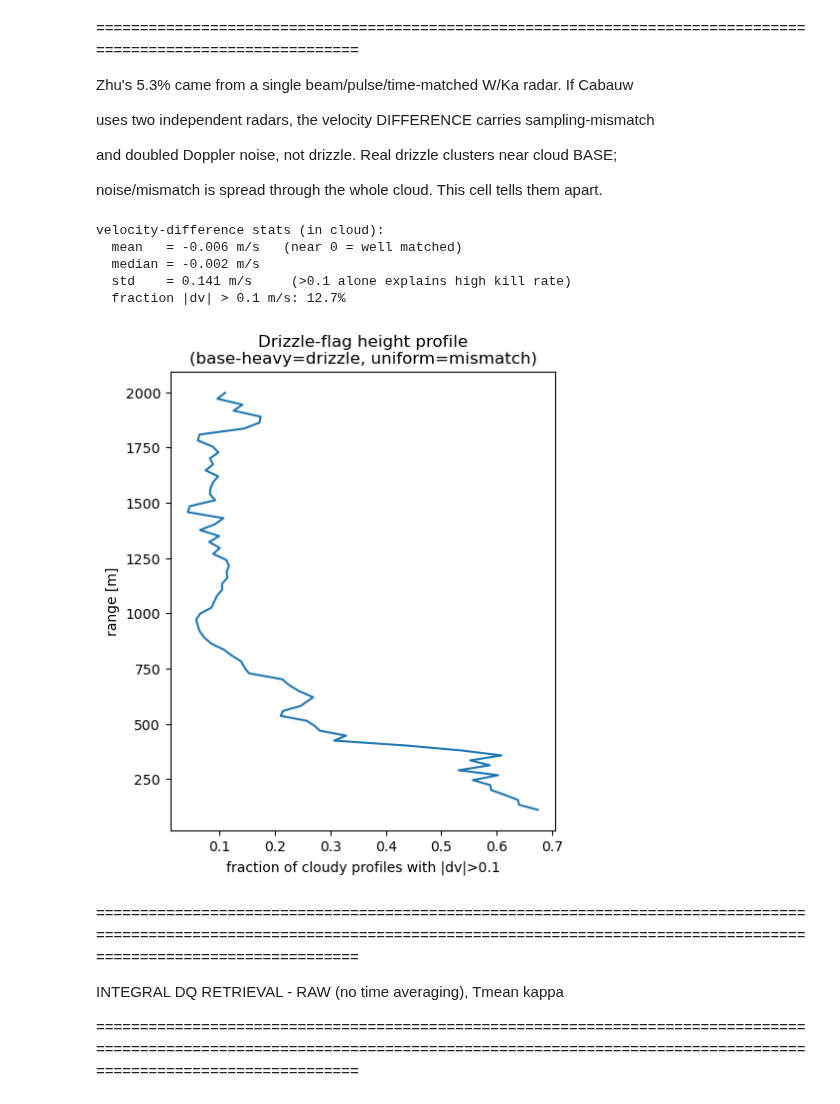
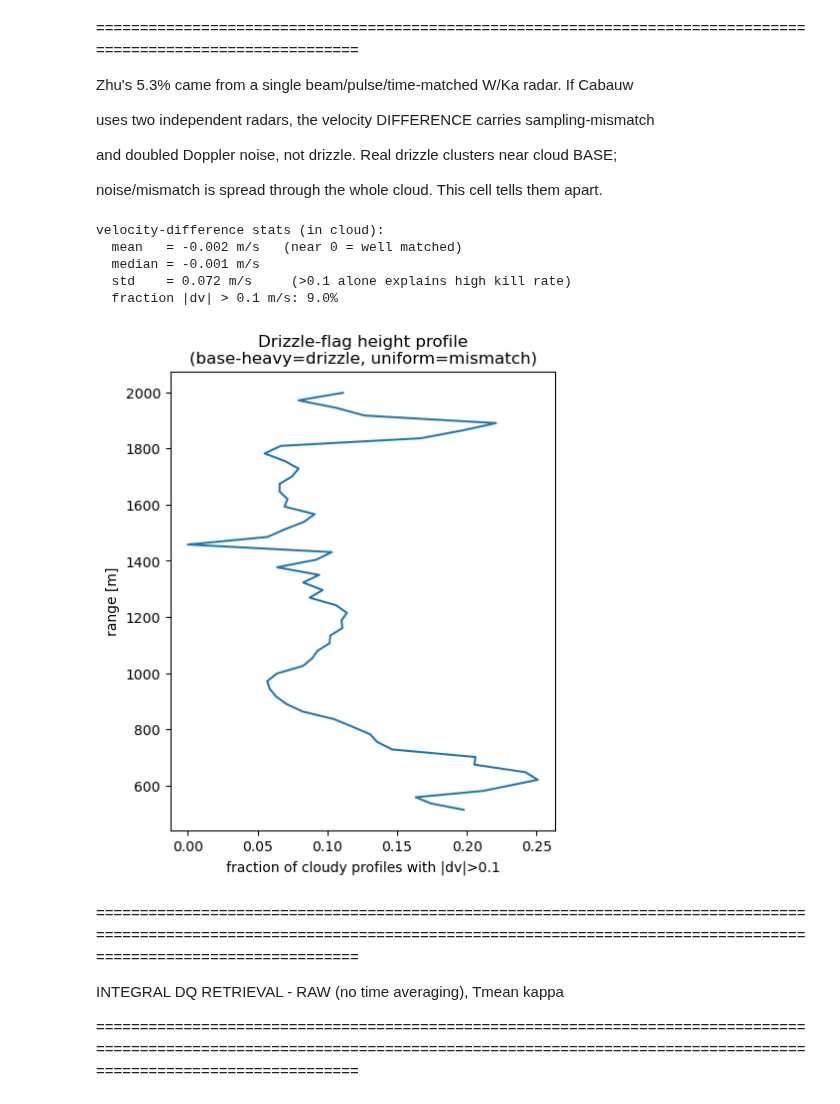
Before and after one commit to geronbreuergb-tech/dual_freq_radar_lwc, a Jupyter notebook: notebooks/05_lwc_retrieval_dq_integral.ipynb, the cells around one changed output. Saved outputs shown, nothing was run; the diff lists cells and outputs as text; code cells hidden in the pictures.

```diff
--- a/notebooks/05_lwc_retrieval_dq_integral.ipynb
+++ b/notebooks/05_lwc_retrieval_dq_integral.ipynb
@@ -76,33 +77,33 @@ Data variables: (12/14)
 
  noise/mismatch is spread through the whole cloud. This cell tells them apart.
 # %%
-if {"MeanVel_W", "MeanVel_Ka"}.issubset(ds_retrieval_2.variables):
-    dv = (ds_retrieval_2["MeanVel_W"] - ds_retrieval_2["MeanVel_Ka"]).where(ds_retrieval_2["common_mask"])
+if {"MeanVel_W", "MeanVel_Ka"}.issubset(ds_retrieval.variables):
+    dv = (ds_retrieval["MeanVel_W"] - ds_retrieval["MeanVel_Ka"]).where(ds_retrieval["common_mask"])
     dv_vals = dv.values[np.isfinite(dv.values)]
     print(f"velocity-difference stats (in cloud):")
     print(f"  mean   = {dv_vals.mean():+.3f} m/s   (near 0 = well matched)")
     print(f"  median = {np.median(dv_vals):+.3f} m/s")
     print(f"  std    = {dv_vals.std():.3f} m/s     (>0.1 alone explains high kill rate)")
     print(f"  fraction |dv| > 0.1 m/s: {(np.abs(dv_vals) > 0.1).mean():.1%}")
 
     # Is exceedance near cloud base (real drizzle) or everywhere (mismatch)?
-    exceed = (np.abs(dv) > 0.1) & ds_retrieval_2["common_mask"]
-    frac_by_height = exceed.sum("Time") / ds_retrieval_2["common_mask"].sum("Time")
+    exceed = (np.abs(dv) > 0.1) & ds_retrieval["common_mask"]
+    frac_by_height = exceed.sum("Time") / ds_retrieval["common_mask"].sum("Time")
     fig, ax = plt.subplots(figsize=(5, 6))
     frac_by_height.plot(y="range", ax=ax)
     ax.set_xlabel("fraction of cloudy profiles with |dv|>0.1")
     ax.set_ylabel("range [m]")
     ax.set_title("Drizzle-flag height profile\n(base-heavy=drizzle, uniform=mismatch)")
     plt.show()
 else:
     print("MeanVel_W / MeanVel_Ka not in dataset - add them in notebook 02 to run this.")
 # %% [output]
 velocity-difference stats (in cloud):
-  mean   = -0.006 m/s   (near 0 = well matched)
-  median = -0.002 m/s
-  std    = 0.141 m/s     (>0.1 alone explains high kill rate)
-  fraction |dv| > 0.1 m/s: 12.7%
+  mean   = -0.002 m/s   (near 0 = well matched)
+  median = -0.001 m/s
+  std    = 0.072 m/s     (>0.1 alone explains high kill rate)
+  fraction |dv| > 0.1 m/s: 9.0%
-[figure, old version]
+[figure, new version]
 # %% [markdown]
  ================================================================================================================================================================================================
 
```
Also changed, not shown: parts of 29 cells of this notebook, 3 other files.
